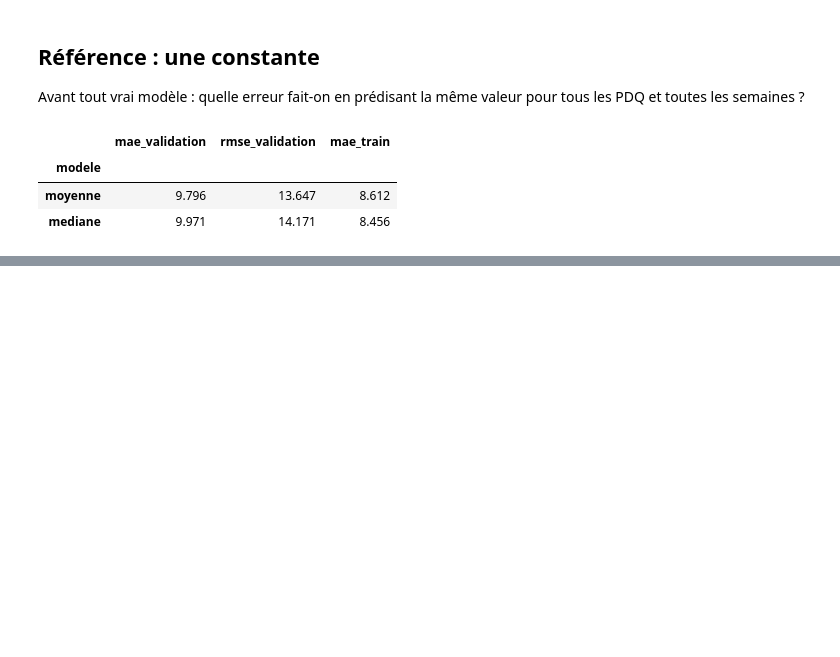
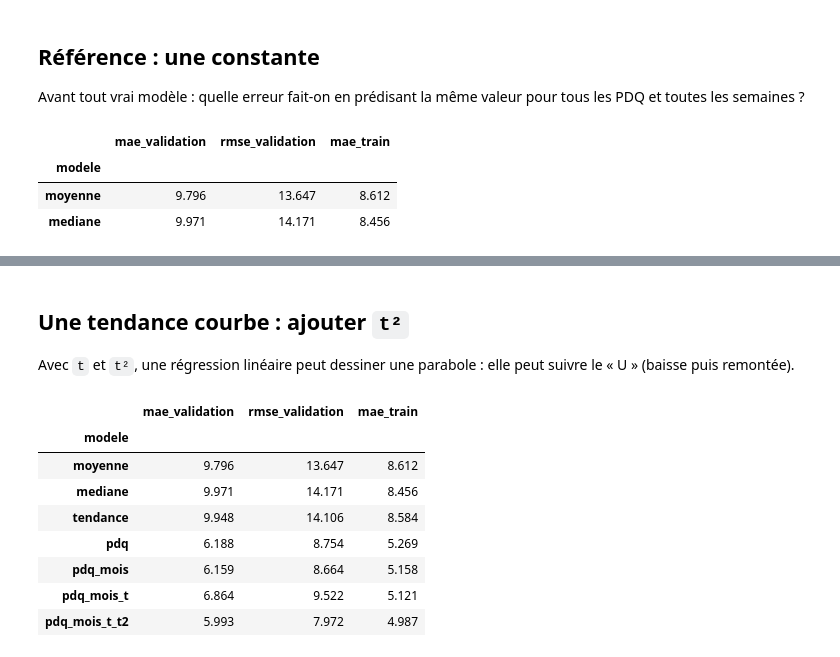
Before and after one commit to mirecloud/criminal-work, a Jupyter notebook: notebooks/01_regression_lineaire.ipynb, the cells around one changed output, grey strips where cells are left out. Drawn from its saved outputs; the diff is of its cells as text; code cells hidden in the pictures; blank space fills up the shorter version.

```diff
--- a/notebooks/01_regression_lineaire.ipynb
+++ b/notebooks/01_regression_lineaire.ipynb
@@ -114,0 +166,15 @@ evaluer("mediane", DummyRegressor(strategy="median"), numeriques=["t"])
+# %% [markdown]
+## Une tendance courbe : ajouter `t²`
+Avec `t` et `t²`, une régression linéaire peut dessiner une parabole : elle peut suivre le « U » (baisse puis remontée).
+# %%
+evaluer("pdq_mois_t_t2", LinearRegression(), numeriques=["t", "t2"], categorielles=["PDQ", "mois"])
+# %% [output]
+|  | mae_validation | rmse_validation | mae_train |
+| modele |  |  |  |
+| moyenne | 9.796 | 13.647 | 8.612 |
+| mediane | 9.971 | 14.171 | 8.456 |
+| tendance | 9.948 | 14.106 | 8.584 |
+| pdq | 6.188 | 8.754 | 5.269 |
+| pdq_mois | 6.159 | 8.664 | 5.158 |
+| pdq_mois_t | 6.864 | 9.522 | 5.121 |
+| pdq_mois_t_t2 | 5.993 | 7.972 | 4.987 |
```
Also changed, not shown: parts of 11 cells of this notebook.
